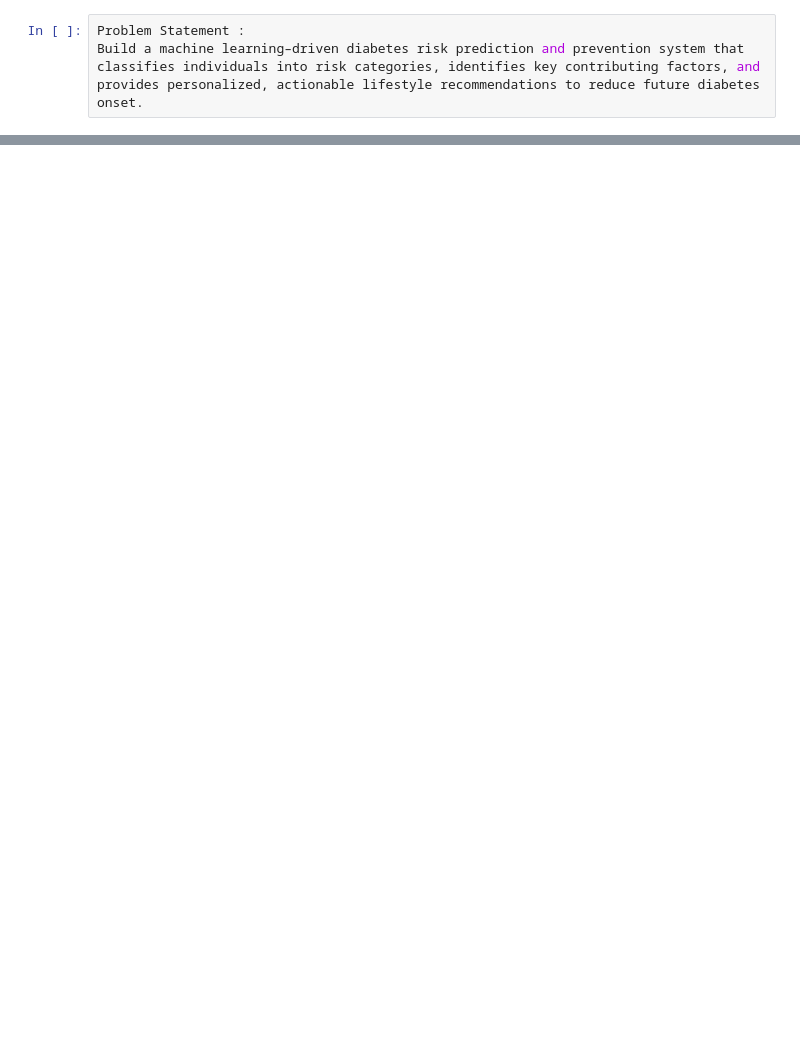
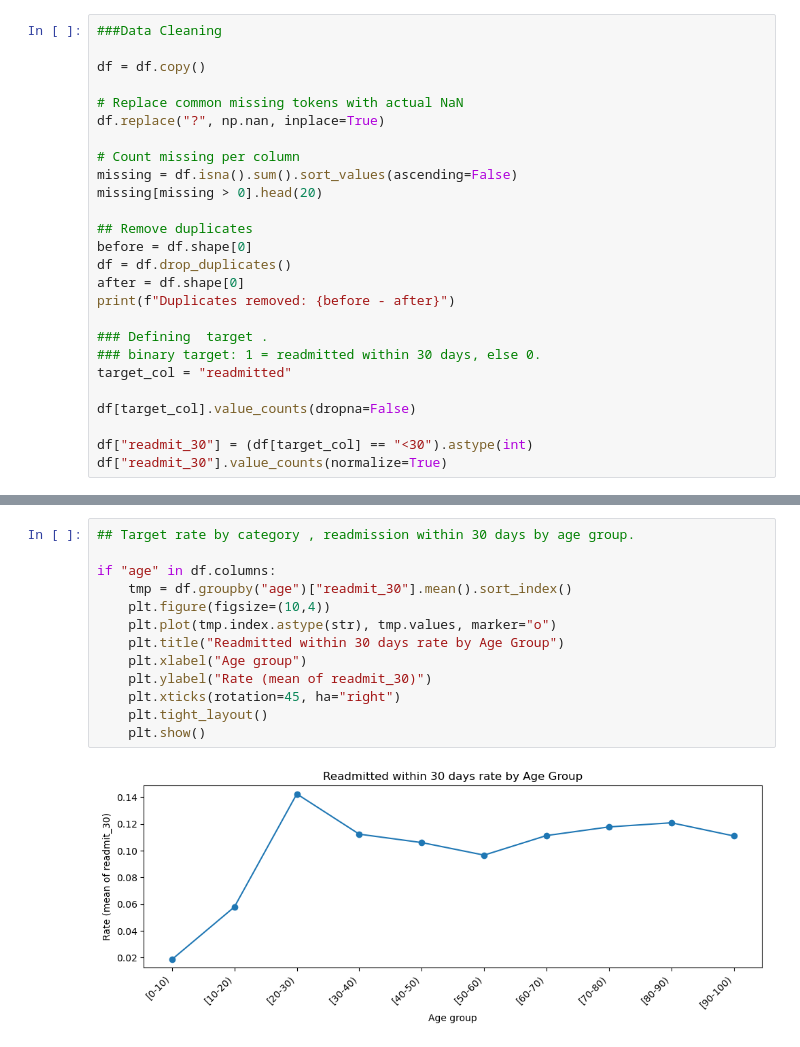
Before and after one commit to jpatil-bit/diabetes-eda-module-20, a Jupyter notebook: predict-diabetes.ipynb, the cells around one changed output, grey strips where cells are left out. Drawn from its saved outputs; the diff is of its cells as text; blank space fills up the shorter version.

```diff
--- a/predict-diabetes.ipynb
+++ b/predict-diabetes.ipynb
@@ -31,3 +58,26 @@
 # %%
-Problem Statement :
-Build a machine learning–driven diabetes risk prediction and prevention system that classifies individuals into risk categories, identifies key contributing factors, and provides personalized, actionable lifestyle recommendations to reduce future diabetes onset.
+###Data Cleaning
+
+df = df.copy()
+
+# Replace common missing tokens with actual NaN
+df.replace("?", np.nan, inplace=True)
+
+# Count missing per column
+missing = df.isna().sum().sort_values(ascending=False)
+missing[missing > 0].head(20)
+
+## Remove duplicates
+before = df.shape[0]
+df = df.drop_duplicates()
+after = df.shape[0]
+print(f"Duplicates removed: {before - after}")
+
+### Defining  target .
+### binary target: 1 = readmitted within 30 days, else 0.
+target_col = "readmitted"
+
+df[target_col].value_counts(dropna=False)
+
+df["readmit_30"] = (df[target_col] == "<30").astype(int)
+df["readmit_30"].value_counts(normalize=True)
@@ -33,0 +170,15 @@ Build a machine learning–driven diabetes risk prediction and prevention system
+# %%
+## Target rate by category , readmission within 30 days by age group.
+
+if "age" in df.columns:
+    tmp = df.groupby("age")["readmit_30"].mean().sort_index()
+    plt.figure(figsize=(10,4))
+    plt.plot(tmp.index.astype(str), tmp.values, marker="o")
+    plt.title("Readmitted within 30 days rate by Age Group")
+    plt.xlabel("Age group")
+    plt.ylabel("Rate (mean of readmit_30)")
+    plt.xticks(rotation=45, ha="right")
+    plt.tight_layout()
+    plt.show()
+# %% [output]
+[figure, added]
```
Also changed, not shown: parts of 10 cells of this notebook.
